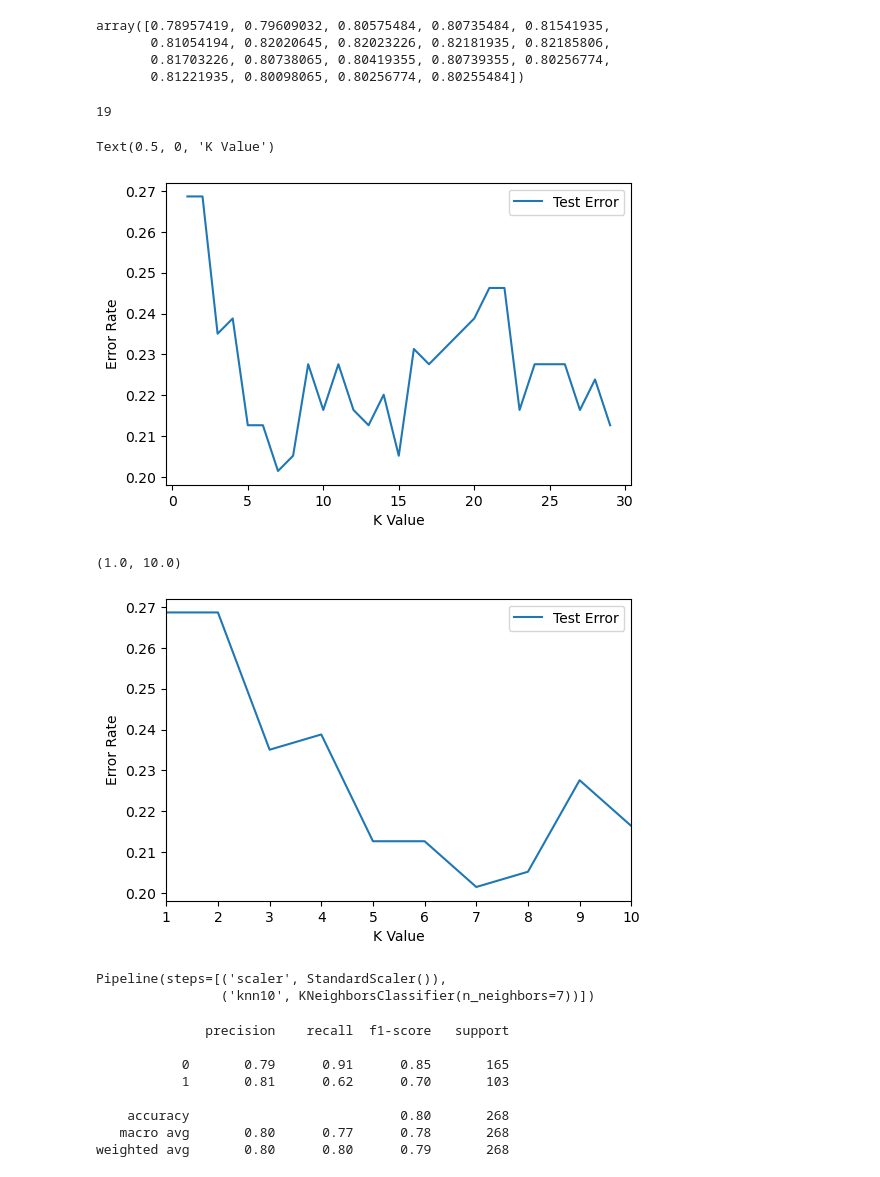
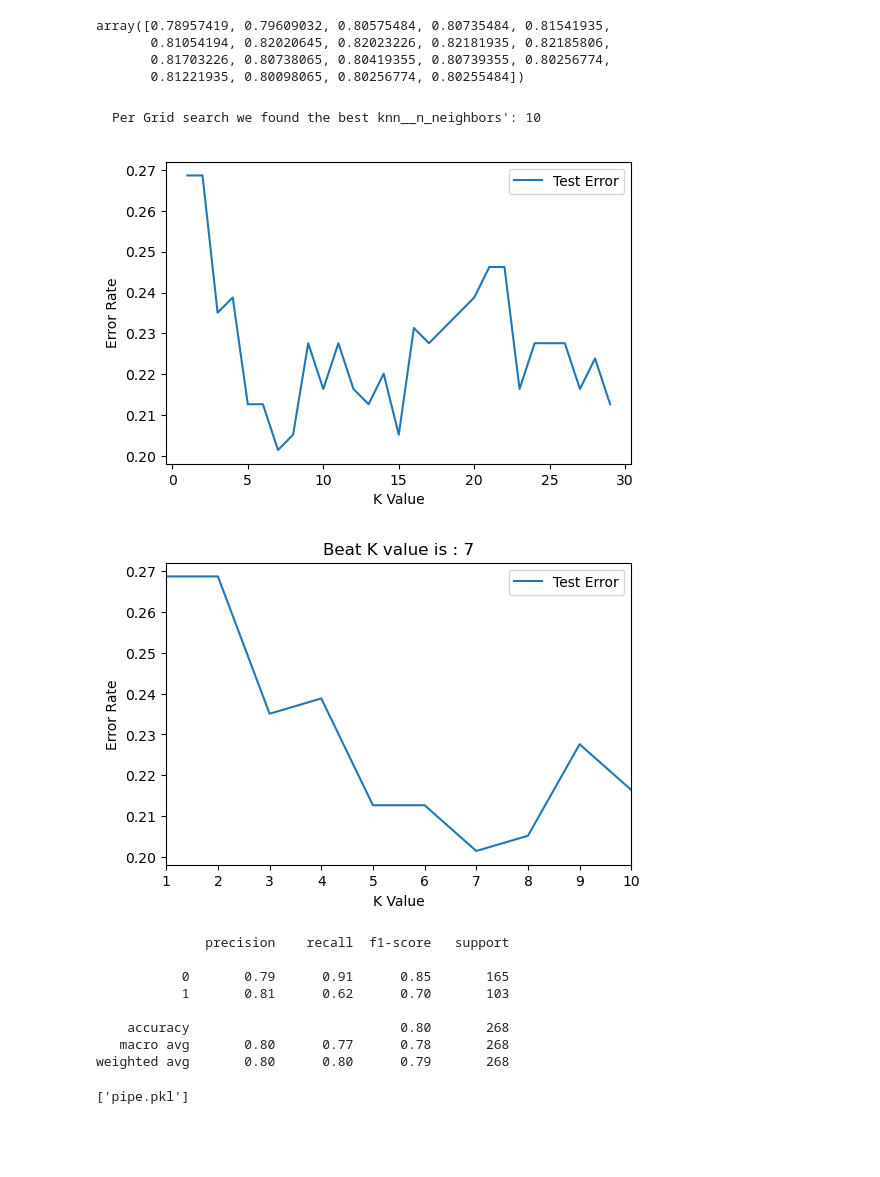
Before and after one commit to lokeshravicse/Titanic-project, a Jupyter notebook: ML - Logistic Regression - Titanic DS - Practice.ipynb, the cells around one changed output. Cells and saved outputs as stored; diff of their text form; code cells hidden in the pictures; blank space fills up the shorter version.

```diff
--- a/ML - Logistic Regression - Titanic DS - Practice.ipynb
+++ b/ML - Logistic Regression - Titanic DS - Practice.ipynb
@@ -253,2 +222,4 @@ df['Age'] = df['Age'].fillna(df.groupby('Parch')['Age'].transform('mean'))
 # %%
-df["Age"] = df["Age"].apply(lambda x:round(x, 0))
+#Age convert flot to int for better indication
+
+df["Age"] = df["Age"].apply(lambda x:round(x))
@@ -560,6 +487,7 @@ X_train, X_test, y_train, y_test = train_test_split(X, y, test_size=0.30, random
 # Data Scalling
 # %%
 from sklearn.preprocessing import StandardScaler
+scaler=StandardScaler()
 # %% [markdown]
 # Import model required libraries
 # %%
@@ -671,8 +604,6 @@ array([0.78957419, 0.79609032, 0.80575484, 0.80735484, 0.81541935,
        0.81054194, 0.82020645, 0.82023226, 0.82181935, 0.82185806,
        0.81703226, 0.80738065, 0.80419355, 0.80739355, 0.80256774,
        0.81221935, 0.80098065, 0.80256774, 0.80255484])
-# %%
-len(full_cv_classifier.cv_results_['mean_test_score'])
-# %% [output]
-19
+# %% [markdown]
+    Per Grid search we found the best knn__n_neighbors': 10
 # %%
@@ -692,32 +625,44 @@ for k in range(1,30):
     test_error = 1 - accuracy_score(y_test,y_pred_test)
     test_error_rates.append(test_error)
 # %%
+#ploting the error rate and kvalues
+
 plt.figure(figsize=(6,4),dpi=100)
 plt.plot(range(1,30),test_error_rates,label='Test Error')
 plt.legend()
 plt.ylabel('Error Rate')
-plt.xlabel("K Value")
+plt.xlabel("K Value");
 # %% [output]
-Text(0.5, 0, 'K Value')
 [figure]
 # %%
+#find the best k value
+
 plt.figure(figsize=(6,4),dpi=100)
 plt.plot(range(1,30),test_error_rates,label='Test Error')
 plt.legend()
 plt.ylabel('Error Rate')
 plt.xlabel("K Value")
 plt.xlim(1, 10)
+plt.title("Beat K value is : 7");
 # %% [output]
-(1.0, 10.0)
-[figure, old version]
+[figure, new version]
 # %%
+#perform the final model to change n_neighbors=7
+
 scaler = StandardScaler()
-knn10 = KNeighborsClassifier(n_neighbors=7)
-operations = [('scaler',scaler),('knn10',knn10)]
+knn07 = KNeighborsClassifier(n_neighbors=7)
+operations = [('scaler',scaler),('knn07',knn07)]
+pipe = Pipeline(operations)
+pipe.fit(X_train,y_train)
+pipe_pred = pipe.predict(X_test)
+print(classification_report(y_test,pipe_pred))
+# %% [output]
+              precision    recall  f1-score   support
+
+           0       0.79      0.91      0.85       165
+           1       0.81      0.62      0.70       103
+
+    accuracy                           0.80       268
+   macro avg       0.80      0.77      0.78       268
+weighted avg       0.80      0.80      0.79       268
-# %%
-pipe = Pipeline(operations)
-pipe.fit(X_train,y_train)
-# %% [output]
-Pipeline(steps=[('scaler', StandardScaler()),
-                ('knn10', KNeighborsClassifier(n_neighbors=7))])
 # %%
@@ -725,11 +672,4 @@ pipe_pred = pipe.predict(X_test)
-# %%
-print(classification_report(y_test,pipe_pred))
-# %% [output]
-              precision    recall  f1-score   support
-
-           0       0.79      0.91      0.85       165
-           1       0.81      0.62      0.70       103
-
-    accuracy                           0.80       268
-   macro avg       0.80      0.77      0.78       268
-weighted avg       0.80      0.80      0.79       268
+# %%
+joblib.dump(pipe,'pipe.pkl')
+# %% [output]
+['pipe.pkl']
```
Also changed, not shown: parts of 73 cells of this notebook.
